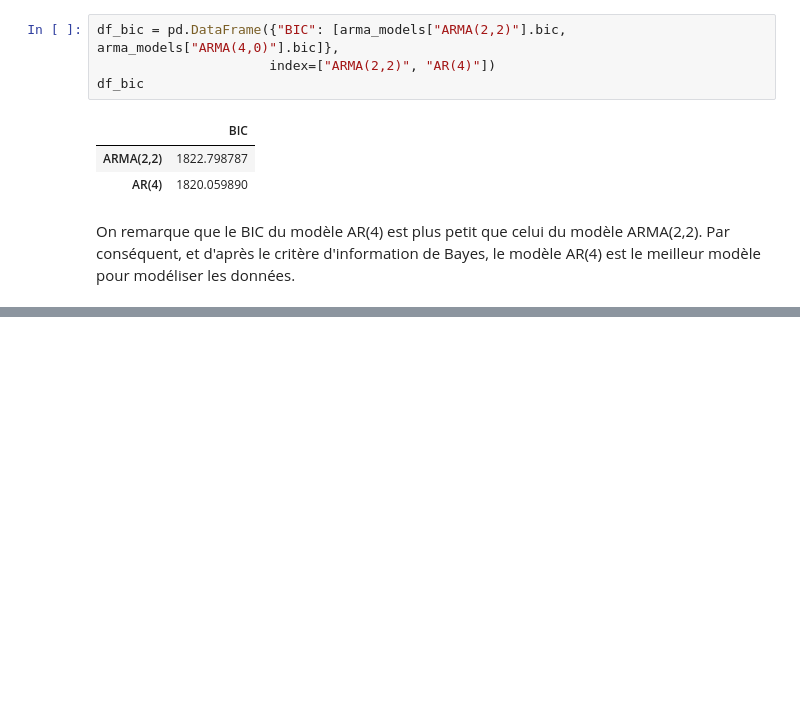
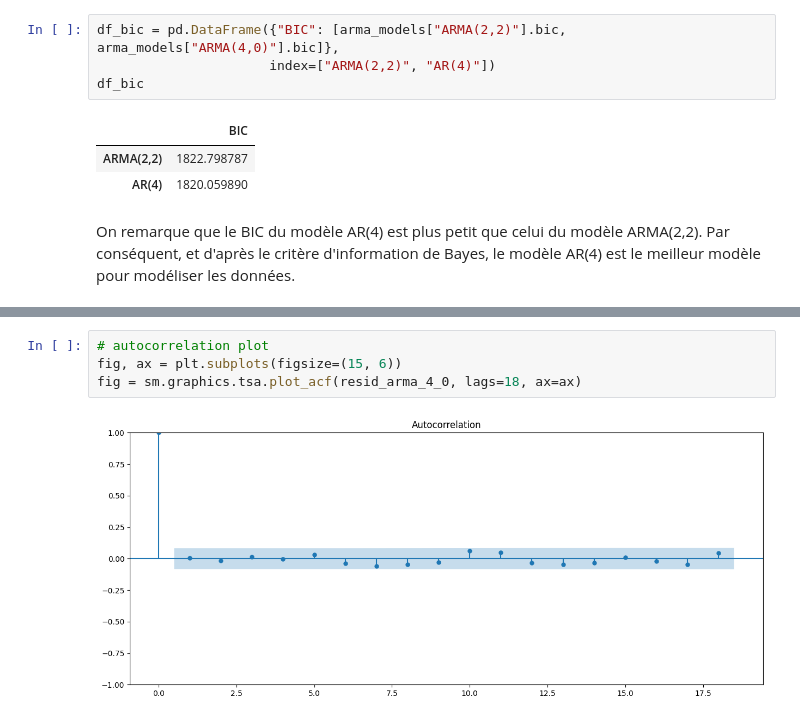
Before and after one commit to Thomas4390/econometrics_tp1, a Jupyter notebook: tp1.ipynb, the cells around one changed output, grey strips where cells are left out. Drawn from its saved outputs; the diff is of its cells as text; blank space fills up the shorter version.

```diff
--- a/tp1.ipynb
+++ b/tp1.ipynb
@@ -347,0 +395,6 @@ On remarque que le BIC du modèle AR(4) est plus petit que celui du modèle ARMA
+# %%
+# autocorrelation plot
+fig, ax = plt.subplots(figsize=(15, 6))
+fig = sm.graphics.tsa.plot_acf(resid_arma_4_0, lags=18, ax=ax)
+# %% [output]
+[figure, added]
```
Also changed, not shown: parts of 6 cells of this notebook.
